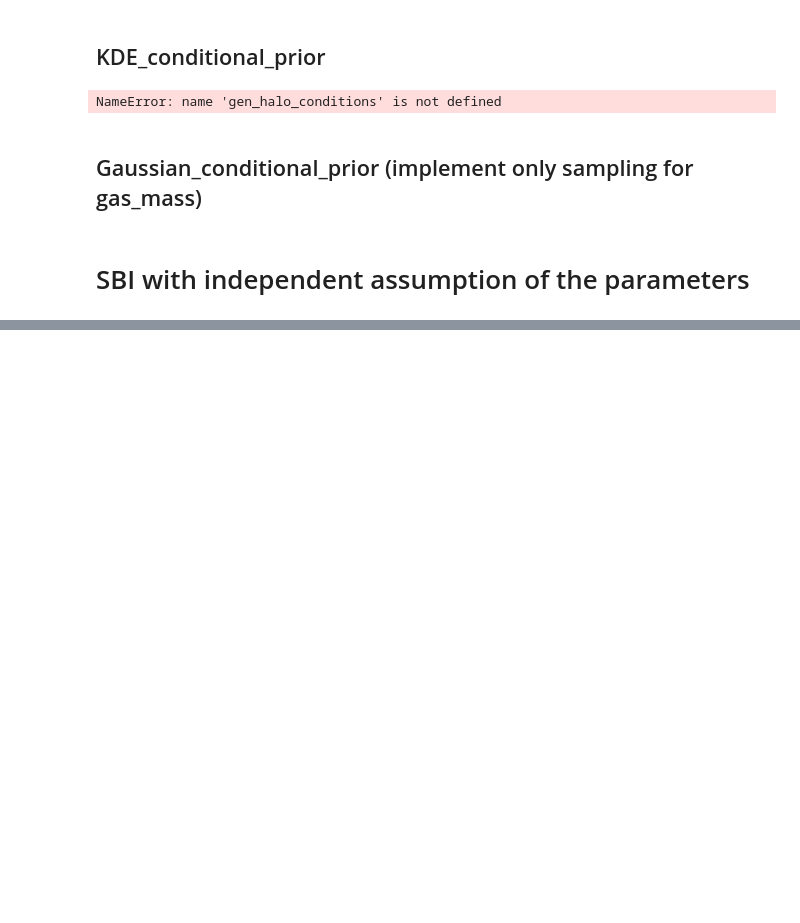
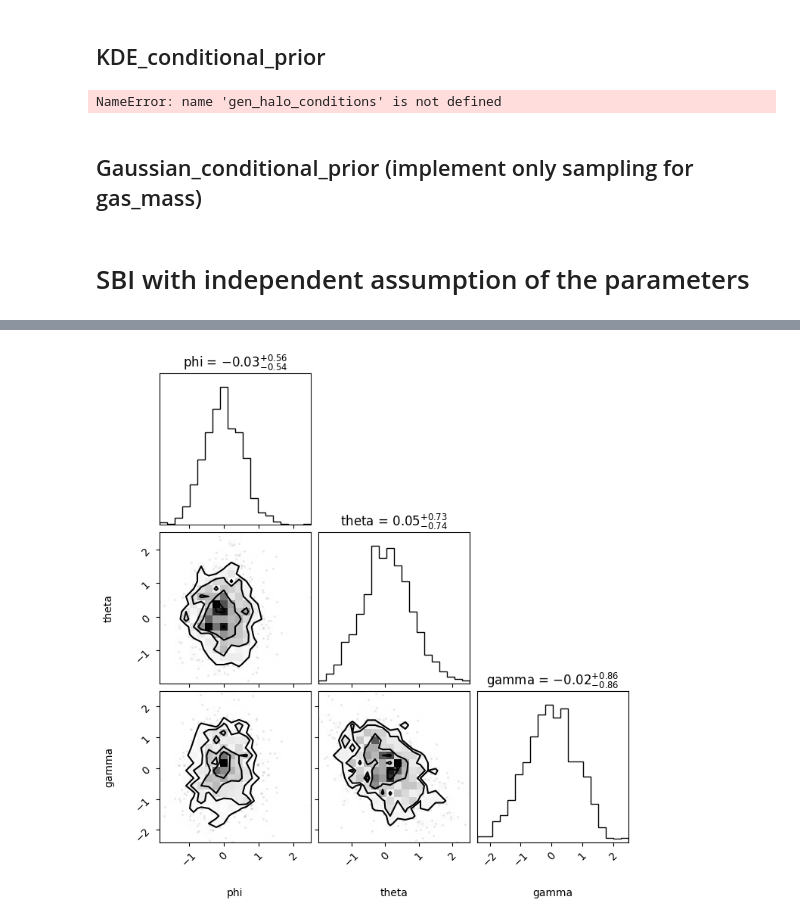
Before and after one commit to vepe99/CASBI, a Jupyter notebook: notebooks/sbi_tutorial.ipynb, the cells around one changed output, grey strips where cells are left out. Saved outputs shown, nothing was run; the diff lists cells and outputs as text; code cells hidden in the pictures; blank space fills up the shorter version.

```diff
--- a/notebooks/sbi_tutorial.ipynb
+++ b/notebooks/sbi_tutorial.ipynb
@@ -373,0 +363,83 @@ for i in range(halos.shape[0]):
+# %%
+import torch
+from torch.distributions import Distribution, Normal, Gamma, Poisson
+from sbi.utils.get_nn_models import posterior_nn
+from sbi.inference import SNPE, prepare_for_sbi
+import corner
+import matplotlib.pyplot as plt
+
+class HierarchicalPrior(Distribution):
+    def __init__(self, device='cpu'):
+        super().__init__()
+        self.phi_prior = Normal(torch.tensor(0., device=device), torch.tensor(1., device=device))
+        self.device = device
+
+    def sample(self, sample_shape=torch.Size([])):
+        # Sample phi from its prior
+        phi = self.phi_prior.sample(sample_shape).to(self.device)
+
+        # Sample theta given phi
+        theta = Normal(phi, torch.tensor(1., device=self.device)).sample()
+        gamma = Normal(phi, torch.tensor(1., device=self.device)).sample()
+
+        return torch.stack([phi, theta, gamma], dim=-1)
+
+    def log_prob(self, value):
+        # The first element is phi, the second is theta
+        phi, theta, gamma = value[:, 0], value[:, 1], value[:, 2]
+
+        # Compute the log probability of phi
+        log_prob_phi = self.phi_prior.log_prob(phi)
+
+        # Compute the log probability of theta given phi
+        log_prob_theta_given_phi = Normal(phi, torch.tensor(1., device=self.device)).log_prob(theta)
+        log_prob_gamma_given_phi = Normal(phi, torch.tensor(1., device=self.device)).log_prob(gamma)
+        # Return the sum of log probabilities
+        return log_prob_phi + log_prob_theta_given_phi + log_prob_gamma_given_phi
+
+# Define the simulator function
+def simulator(parameters):
+    return parameters.sum(dim=-1, keepdim=True) + torch.randn(parameters.shape[0], 1, device=parameters.device)
+
+# Set device to GPU if available
+device = torch.device('cuda' if torch.cuda.is_available() else 'cpu')
+
+# Create an instance of the hierarchical prior
+hierarchical_prior = HierarchicalPrior(device=device)
+
+# Create the posterior using SNPE with the hierarchical prior
+inference = SNPE(prior=hierarchical_prior, device='cuda')
+
+# Prepare the simulator and the prior for inference
+simulator, prior = prepare_for_sbi(simulator, hierarchical_prior)
+
+# Generate training data
+num_simulations = 1000
+parameters = prior.sample((num_simulations,))
+sim_data = simulator(parameters)
+
+# Move the data to the GPU
+parameters = parameters.to(device)
+sim_data = sim_data.to(device)
+
+# Conduct inference
+inference.append_simulations(parameters, sim_data)
+density_estimator = inference.train()
+
+# Build posterior
+posterior = inference.build_posterior(density_estimator)
+
+# Set a default context (e.g., some observation x)
+default_x = torch.zeros(1, 1, device=device)
+posterior.set_default_x(default_x)
+
+# Sample from the posterior
+samples = posterior.sample((1000,))
+
+# Convert samples to CPU and numpy array for plotting
+samples = samples.cpu().detach().numpy()
+
+# Plot the posterior using a corner plot
+corner.corner(samples, labels=["phi", "theta", "gamma"], show_titles=True)
+plt.show()
+# %% [output]
@@ -373,0 +450 @@ for i in range(halos.shape[0]):
+[figure, added]
```
Also changed, not shown: parts of 12 cells of this notebook.
